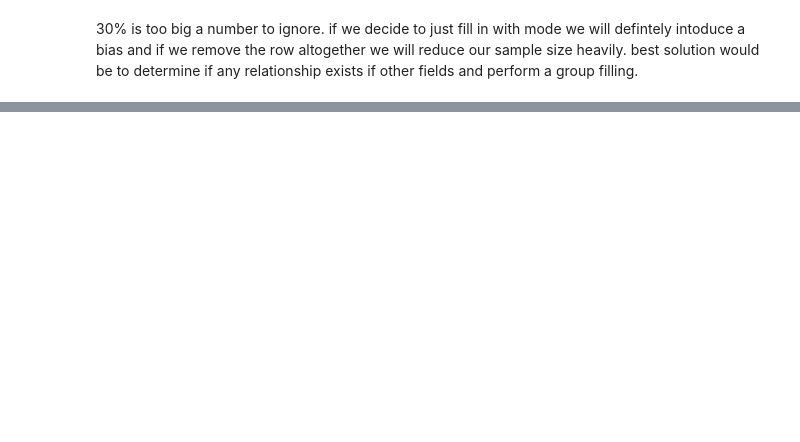
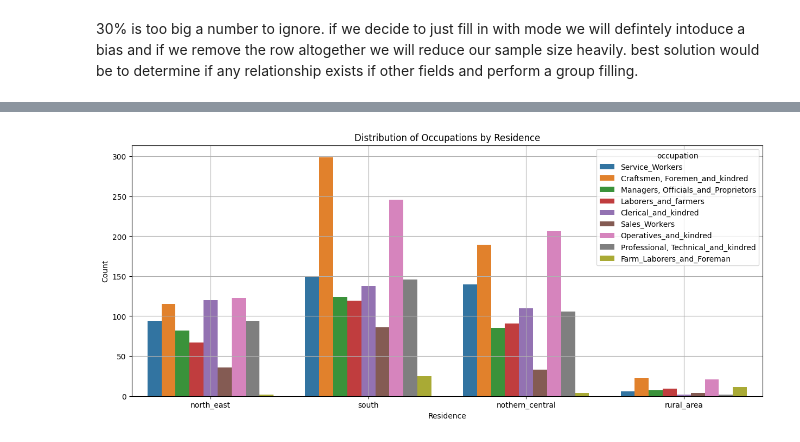
Before and after one commit to levyashvin/exploratory-data-analysis, a Jupyter notebook: males_dataset_analysis.ipynb, the cells around one changed output, grey strips where cells are left out. Cells and saved outputs as stored; diff of their text form; code cells hidden in the pictures; blank space fills up the shorter version.

```diff
--- a/males_dataset_analysis.ipynb
+++ b/males_dataset_analysis.ipynb
@@ -80,0 +96,11 @@ residence column missing data = 28.56%
+# %%
+#occupation distribution by residence
+plt.figure(figsize=(15, 6))
+sns.countplot(data=data, x='residence', hue='occupation')
+plt.title('Distribution of Occupations by Residence')
+plt.xlabel('Residence')
+plt.ylabel('Count')
+plt.grid(True)
+plt.show()
+# %% [output]
+[figure, added]
```
Also changed, not shown: parts of 15 cells of this notebook.
